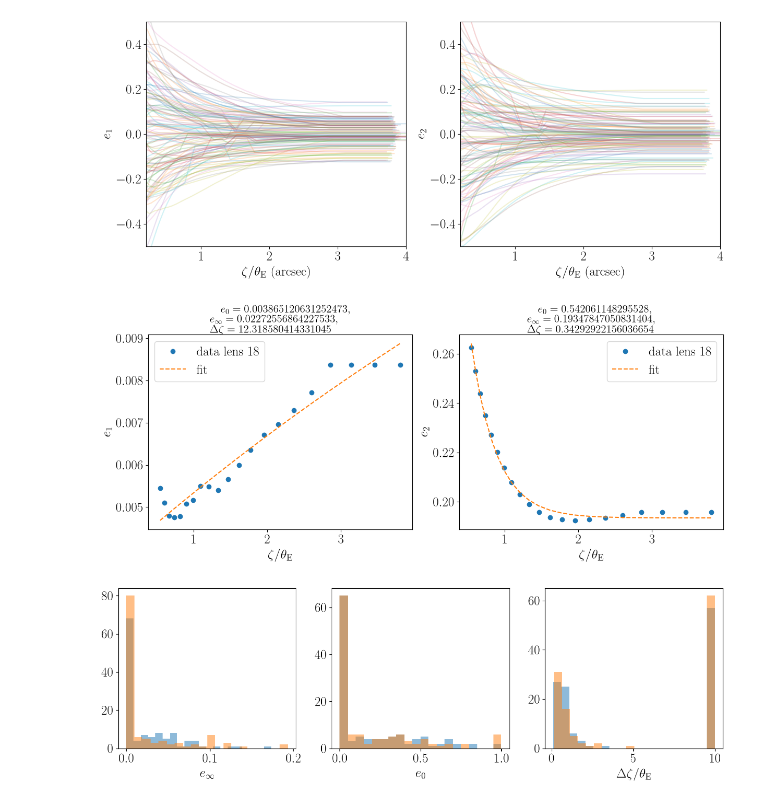
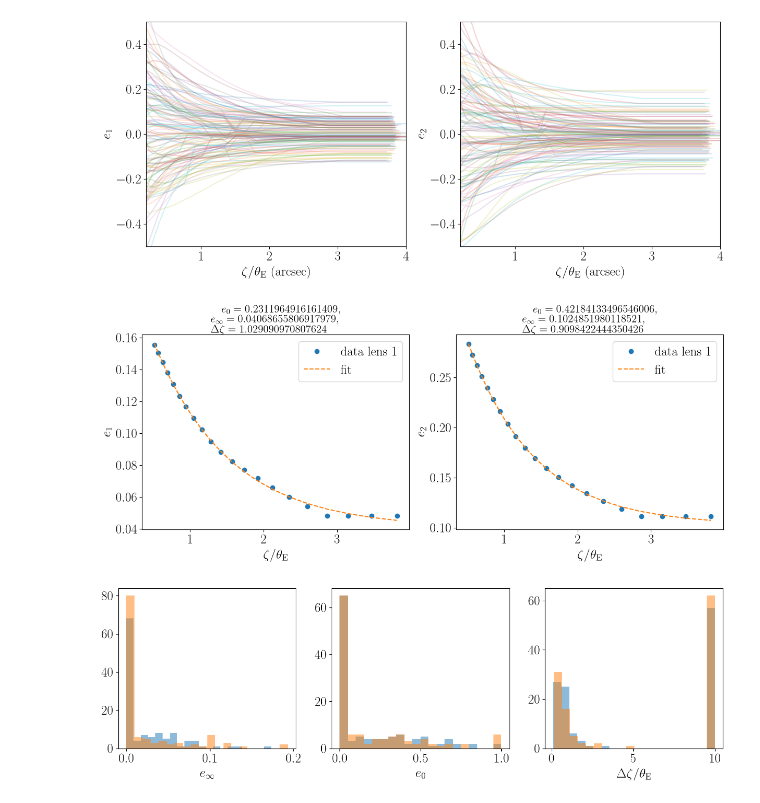
Before and after one commit to ELROND-project/nazgul, a Jupyter notebook: src/nazgul/output_analysis/ellipticity gradient/analysis_ellipticity.ipynb, the cells around one changed output. Saved outputs shown, nothing was run; the diff lists cells and outputs as text; code cells hidden in the pictures.

```diff
--- a/src/nazgul/output_analysis/ellipticity gradient/analysis_ellipticity.ipynb
+++ b/src/nazgul/output_analysis/ellipticity gradient/analysis_ellipticity.ipynb
@@ -182,7 +182,7 @@ q_inf, zeta0, Dzeta = np.array([]), np.array([]), np.array([]) # list of best-fi
 for lens, RE in enumerate(REs):
 
     zeta_RE = zeta_REs[lens]
-    zeta_ = R * RE
+    zeta_ = zeta_RE * RE
     zeta = zeta_[zeta_>zeta_min] # cut the profile below zeta_min
     q = qs[lens][-len(zeta):]
 
@@ -509,41 +509,41 @@ def e_model(z, e_inf, e_0, Dz):
 
     return e
 # %%
-lens = 18
+lens = 1
 z_min = 0.5 # minimal zeta/RE for the fit
 
 z = zeta_REs[lens]
 zeta_RE = z[z>z_min] # cut the profile below zeta/rE > R_min
 e1 = e1s[lens][-len(zeta_RE):]
 e2 = e2s[lens][-len(zeta_RE):]
 
 # make fits
 popt1, _ = curve_fit(e_model, zeta_RE, e1)
 popt2, _ = curve_fit(e_model, zeta_RE, e2)
 #print("e_inf, e_E, Dz =", popt1)
 
 # plot fits
 fig, axes = plt.subplots(1, 2, figsize=(12, 5), layout="constrained")
 
 ax = axes[0]
 ax.plot(zeta_RE, e1, 'o', label="data lens {}".format(lens))
 ax.plot(zeta_RE, e_model(zeta_RE, *popt1), '--', label=r"fit")
 ax.set_xlabel(r"$\zeta/\theta_{\rm E}$")
 ax.set_ylabel(r"$e_1$")
 ax.set_title(r"$e_0 = {},\\ e_\infty = {},\\ \Delta\zeta={}$".format(popt1[1], popt1[0], popt1[2]), fontsize="small")
 ax.legend()
 
 ax = axes[1]
 ax.plot(zeta_RE, e2, 'o', label="data lens {}".format(lens))
 ax.plot(zeta_RE, e_model(zeta_RE, *popt2), '--', label=r"fit")
 ax.set_xlabel(r"$\zeta/\theta_{\rm E}$")
 ax.set_ylabel(r"$e_2$")
 ax.set_title(r"$e_0 = {},\\ e_\infty = {},\\ \Delta\zeta={}$".format(popt2[1], popt2[0], popt2[2]), fontsize="small")
 ax.legend()
 
 plt.show();
 # %% [output]
-[figure, old version]
+[figure, new version]
 # %%
 e1_inf, e1_0, Dz1 = np.array([]), np.array([]), np.array([])
 e2_inf, e2_0, Dz2 = np.array([]), np.array([]), np.array([])
```
Also changed, not shown: parts of 8 cells of this notebook, 8 other files.
